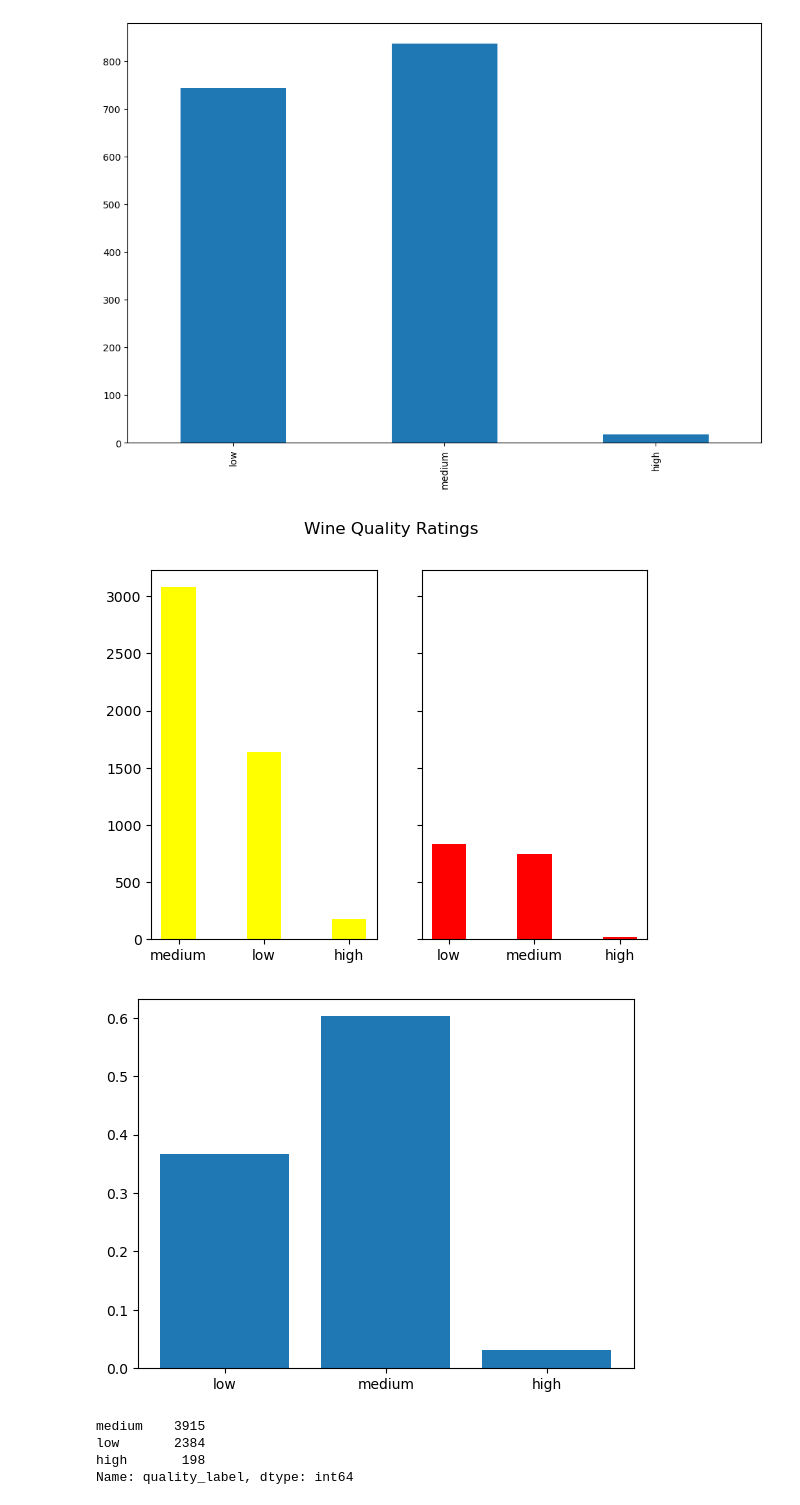
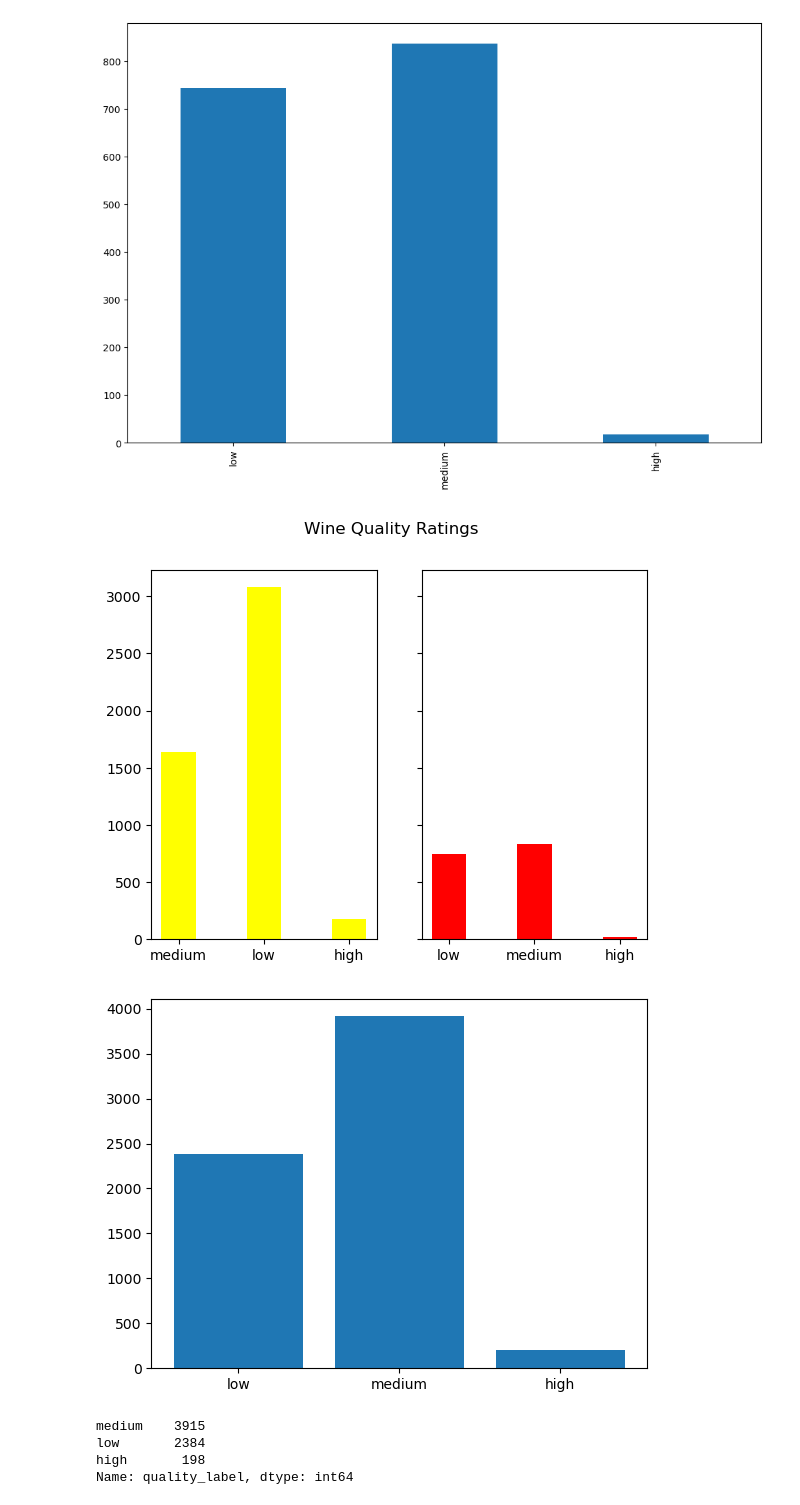
Before and after one commit to cdb8675309/Sprint-1-Nicer, a Jupyter notebook: P2_Sprint1_nicer.ipynb, the cells around one changed output. Saved outputs shown, nothing was run; the diff lists cells and outputs as text; code cells hidden in the pictures.

```diff
--- a/P2_Sprint1_nicer.ipynb
+++ b/P2_Sprint1_nicer.ipynb
@@ -325,21 +325,21 @@ fig, (ax1, ax2) = plt.subplots(1, 2, sharey=True)
 
 #x = combiwines['quality_label']
 fig.suptitle('Wine Quality Ratings')
-ax1.bar(white_wine['quality_label'].unique(), white_wine['quality_label'].value_counts(), color ='yellow', width = 0.4)
-ax2.bar(red_wine['quality_label'].unique(), red_wine['quality_label'].value_counts(),color ='red', width = 0.4)
+ax1.bar(white_wine['quality_label'].unique(), white_wine['quality_label'].value_counts(sort=False), color ='yellow', width = 0.4)
+ax2.bar(red_wine['quality_label'].unique(), red_wine['quality_label'].value_counts(sort=False),color ='red', width = 0.4)
 plt.show()
 
 ###still not correct. is still sorting by first occurrence of the word in the quality_label, not making a correspondence between what the value is actually
 # %% [output]
-[figure, old version]
+[figure, new version]
 # %%
 #wip22
 x_axis = combiwines['quality_label'].unique()
-y_axis = combiwines['quality_label'].value_counts(reversed, sort=False)
+y_axis = combiwines['quality_label'].value_counts(sort=False)
 plt.bar(x_axis, y_axis)
 plt.show()
 # %% [output]
-[figure, old version]
+[figure, new version]
 # %%
 combiwines['quality_label'].value_counts()
 # %% [output]
```
Also changed, not shown: parts of 2 cells of this notebook.
